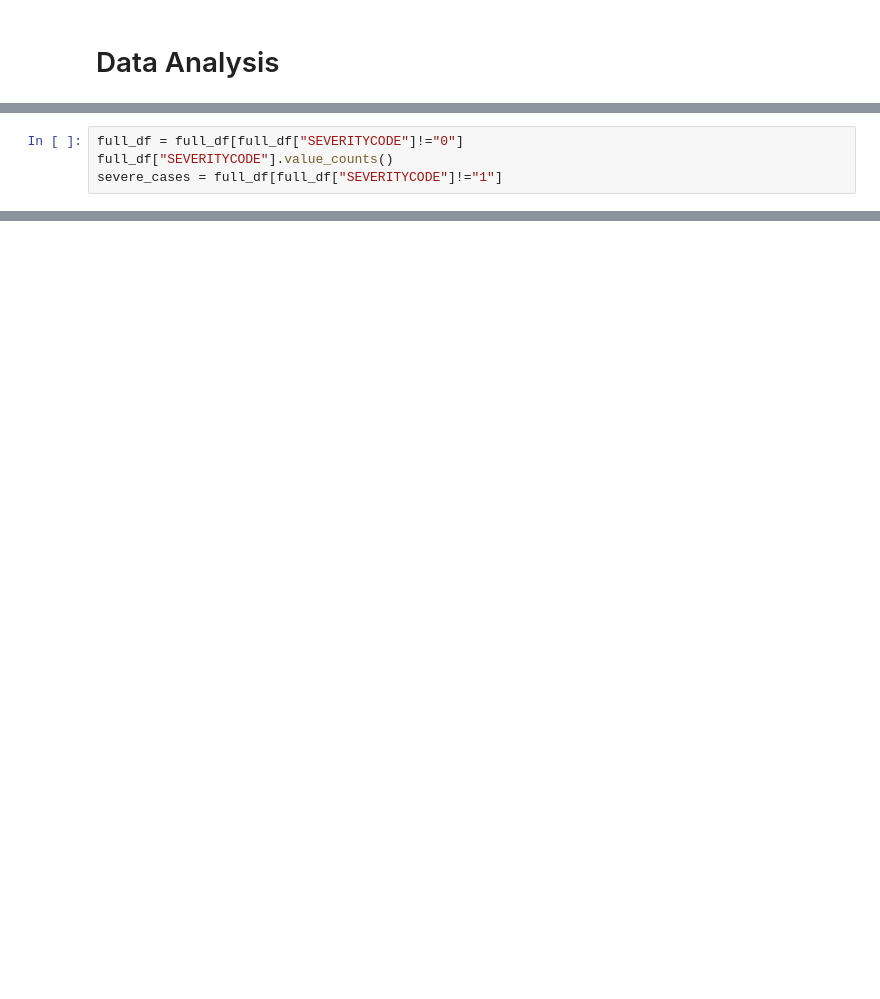
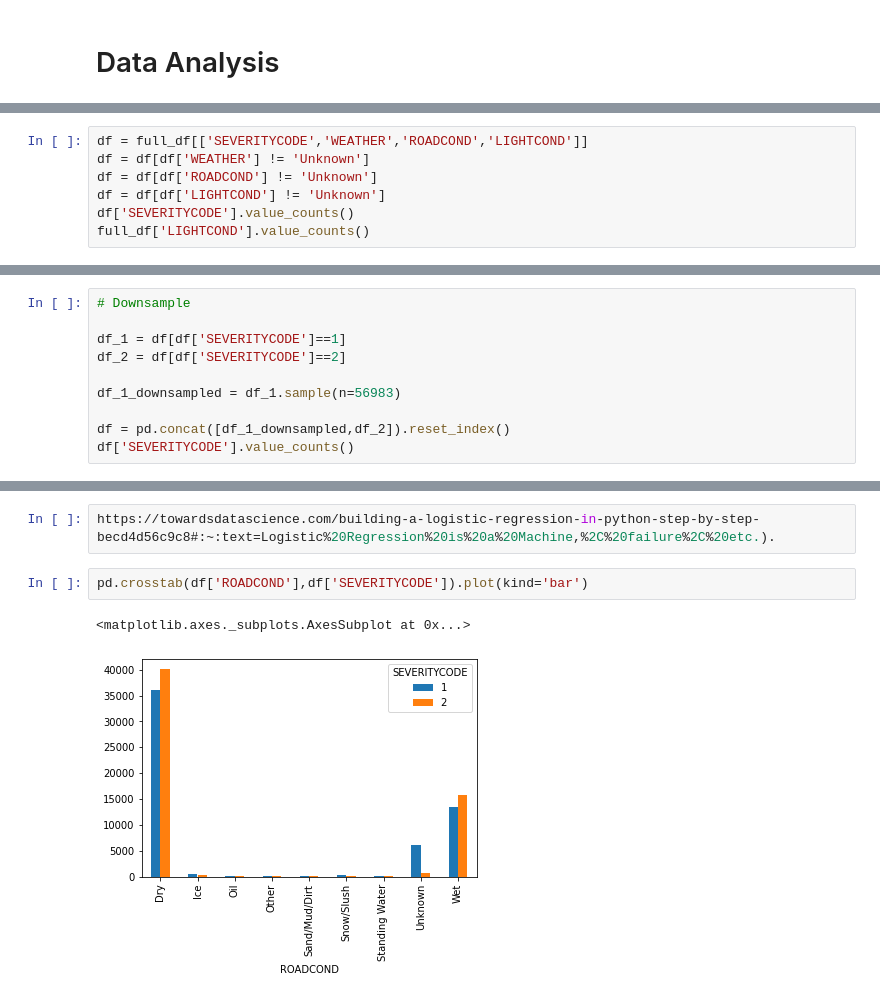
Before and after one commit to kegert/Coursera_Capstone, a Jupyter notebook: Data Analysis.ipynb, the cells around one changed output, grey strips where cells are left out. Cells and saved outputs as stored; diff of their text form; blank space fills up the shorter version.

```diff
--- a/Data Analysis.ipynb
+++ b/Data Analysis.ipynb
@@ -30,5 +37 @@ Index(['X', 'Y', 'OBJECTID', 'INCKEY', 'COLDETKEY', 'REPORTNO', 'STATUS',
       dtype='object')
-# %%
-full_df = full_df[full_df["SEVERITYCODE"]!="0"]
-full_df["SEVERITYCODE"].value_counts()
-severe_cases = full_df[full_df["SEVERITYCODE"]!="1"]
@@ -101,0 +38,7 @@ See the caveats in the documentation: http://pandas.pydata.org/pandas-docs/stabl
+# %%
+df = full_df[['SEVERITYCODE','WEATHER','ROADCOND','LIGHTCOND']]
+df = df[df['WEATHER'] != 'Unknown']
+df = df[df['ROADCOND'] != 'Unknown']
+df = df[df['LIGHTCOND'] != 'Unknown']
+df['SEVERITYCODE'].value_counts()
+full_df['LIGHTCOND'].value_counts()
@@ -101,0 +56,10 @@ See the caveats in the documentation: http://pandas.pydata.org/pandas-docs/stabl
+# %%
+# Downsample
+
+df_1 = df[df['SEVERITYCODE']==1]
+df_2 = df[df['SEVERITYCODE']==2]
+
+df_1_downsampled = df_1.sample(n=56983)
+
+df = pd.concat([df_1_downsampled,df_2]).reset_index()
+df['SEVERITYCODE'].value_counts()
@@ -101,0 +101,7 @@ See the caveats in the documentation: http://pandas.pydata.org/pandas-docs/stabl
+# %%
+https://towardsdatascience.com/building-a-logistic-regression-in-python-step-by-step-becd4d56c9c8#:~:text=Logistic%20Regression%20is%20a%20Machine,%2C%20failure%2C%20etc.).
+# %%
+pd.crosstab(df['ROADCOND'],df['SEVERITYCODE']).plot(kind='bar')
+# %% [output]
+<matplotlib.axes._subplots.AxesSubplot at 0x...>
+[figure, added]
```
Also changed, not shown: parts of 17 cells of this notebook, 4 other files.
